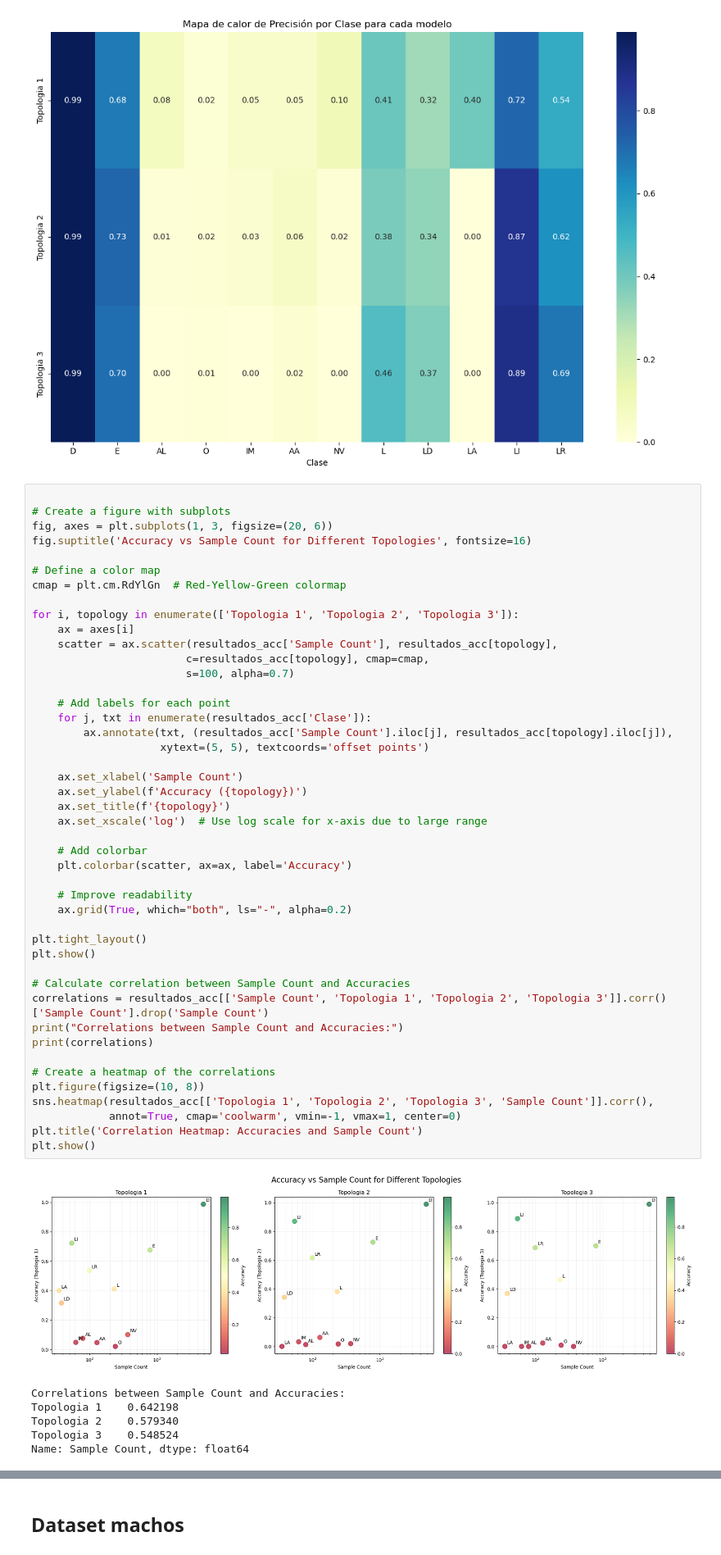
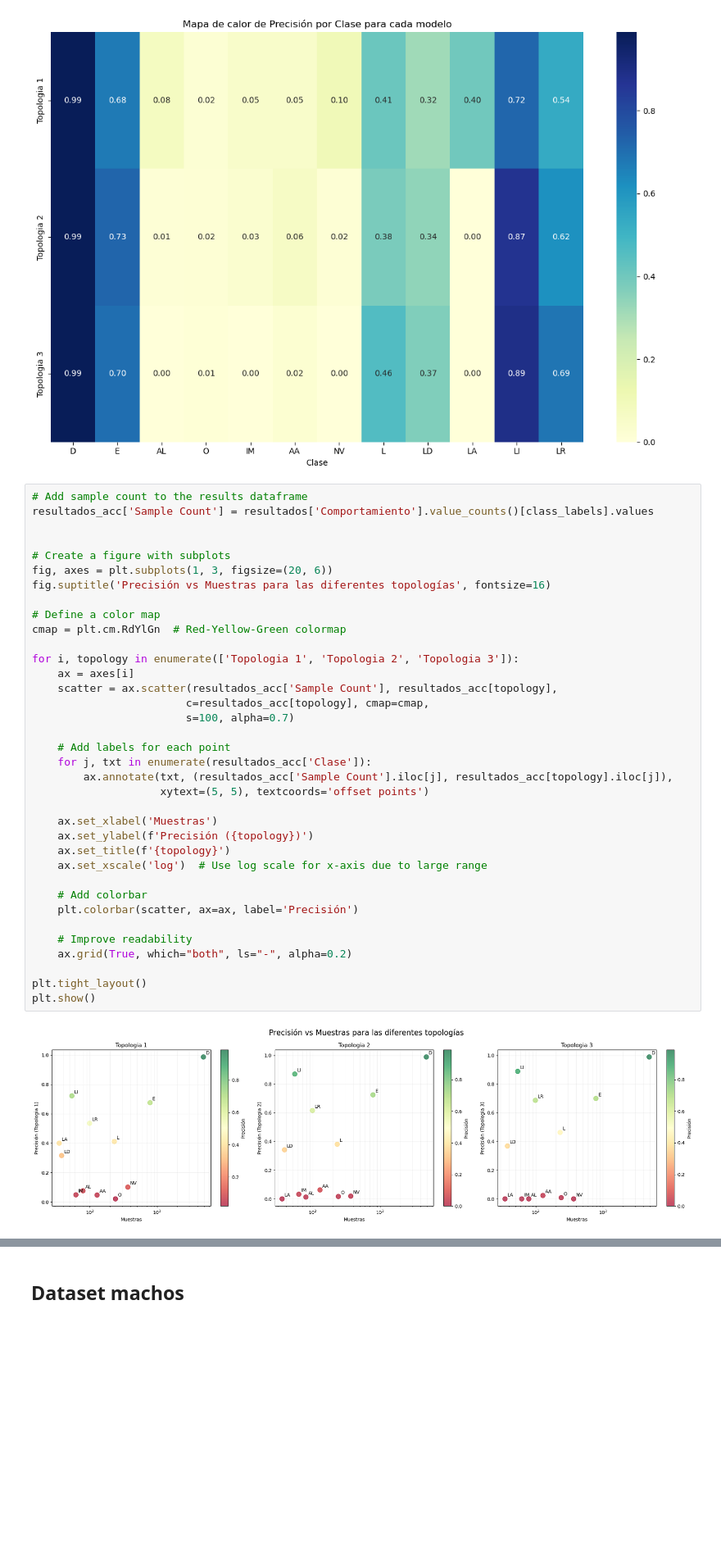
Before and after one commit to jbaez-utn/rnr-meleros, a Jupyter notebook: notebooks/3-rn_evaluacion.ipynb, the cells around one changed output, grey strips where cells are left out. Shown at 82% size. Drawn from its saved outputs; the diff is of its cells as text; blank space fills up the shorter version.

```diff
--- a/notebooks/3-rn_evaluacion.ipynb
+++ b/notebooks/3-rn_evaluacion.ipynb
@@ -185,54 +184,40 @@ plt.show()
 [figure]
 [figure]
 # %%
+# Add sample count to the results dataframe
+resultados_acc['Sample Count'] = resultados['Comportamiento'].value_counts()[class_labels].values
+
 
 # Create a figure with subplots
 fig, axes = plt.subplots(1, 3, figsize=(20, 6))
-fig.suptitle('Accuracy vs Sample Count for Different Topologies', fontsize=16)
+fig.suptitle('Precisión vs Muestras para las diferentes topologías', fontsize=16)
 
 # Define a color map
 cmap = plt.cm.RdYlGn  # Red-Yellow-Green colormap
 
 for i, topology in enumerate(['Topologia 1', 'Topologia 2', 'Topologia 3']):
     ax = axes[i]
     scatter = ax.scatter(resultados_acc['Sample Count'], resultados_acc[topology],
                         c=resultados_acc[topology], cmap=cmap,
                         s=100, alpha=0.7)
 
     # Add labels for each point
     for j, txt in enumerate(resultados_acc['Clase']):
         ax.annotate(txt, (resultados_acc['Sample Count'].iloc[j], resultados_acc[topology].iloc[j]),
                     xytext=(5, 5), textcoords='offset points')
 
-    ax.set_xlabel('Sample Count')
-    ax.set_ylabel(f'Accuracy ({topology})')
+    ax.set_xlabel('Muestras')
+    ax.set_ylabel(f'Precisión ({topology})')
     ax.set_title(f'{topology}')
     ax.set_xscale('log')  # Use log scale for x-axis due to large range
 
     # Add colorbar
-    plt.colorbar(scatter, ax=ax, label='Accuracy')
+    plt.colorbar(scatter, ax=ax, label='Precisión')
 
     # Improve readability
     ax.grid(True, which="both", ls="-", alpha=0.2)
 
 plt.tight_layout()
 plt.show()
-
-# Calculate correlation between Sample Count and Accuracies
-correlations = resultados_acc[['Sample Count', 'Topologia 1', 'Topologia 2', 'Topologia 3']].corr()['Sample Count'].drop('Sample Count')
-print("Correlations between Sample Count and Accuracies:")
-print(correlations)
-
-# Create a heatmap of the correlations
-plt.figure(figsize=(10, 8))
-sns.heatmap(resultados_acc[['Topologia 1', 'Topologia 2', 'Topologia 3', 'Sample Count']].corr(),
-            annot=True, cmap='coolwarm', vmin=-1, vmax=1, center=0)
-plt.title('Correlation Heatmap: Accuracies and Sample Count')
-plt.show()
 # %% [output]
-[figure, old version]
+[figure, new version]
-Correlations between Sample Count and Accuracies:
-Topologia 1    0.642198
-Topologia 2    0.579340
-Topologia 3    0.548524
-Name: Sample Count, dtype: float64
```
Also changed, not shown: parts of 11 cells of this notebook.
